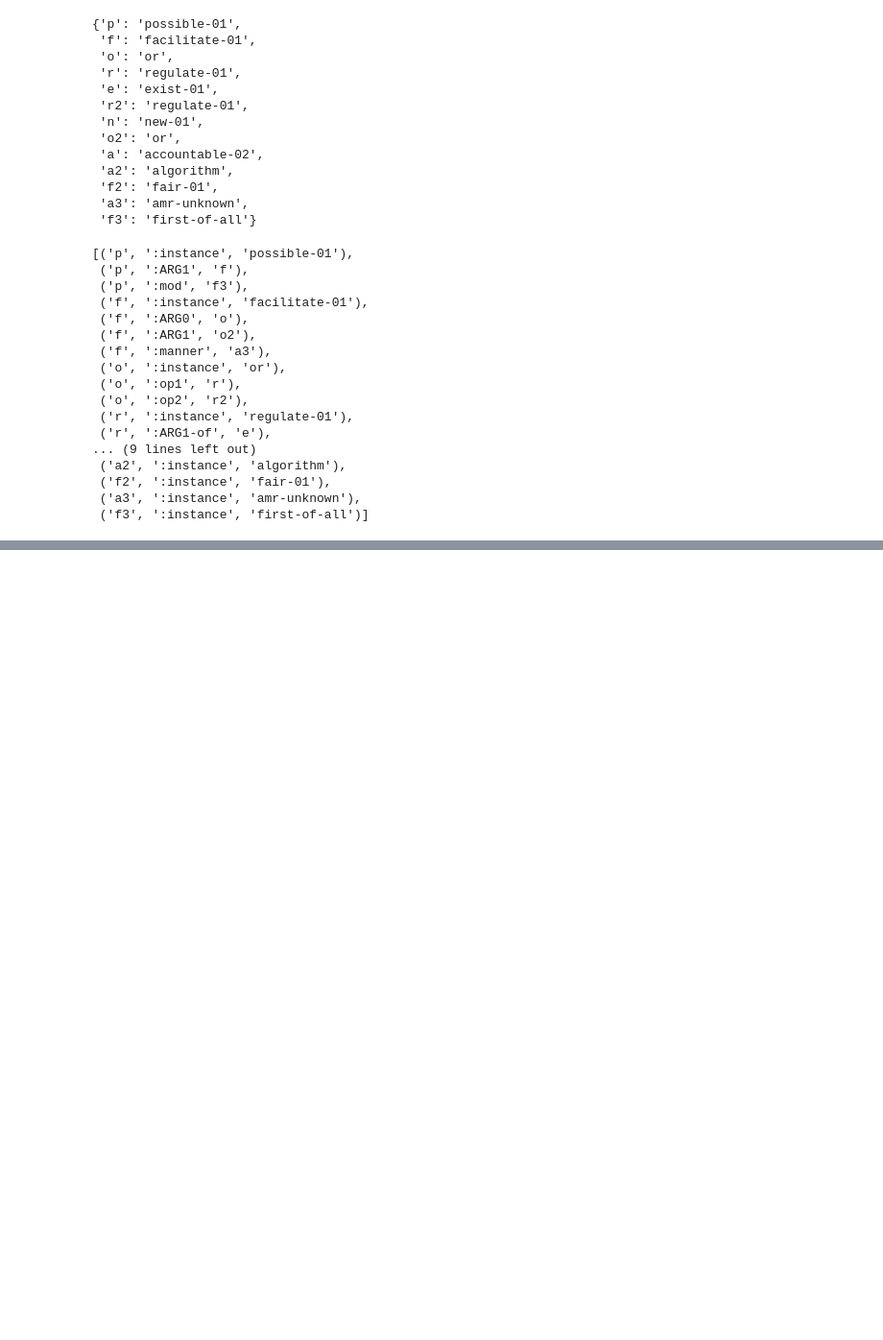
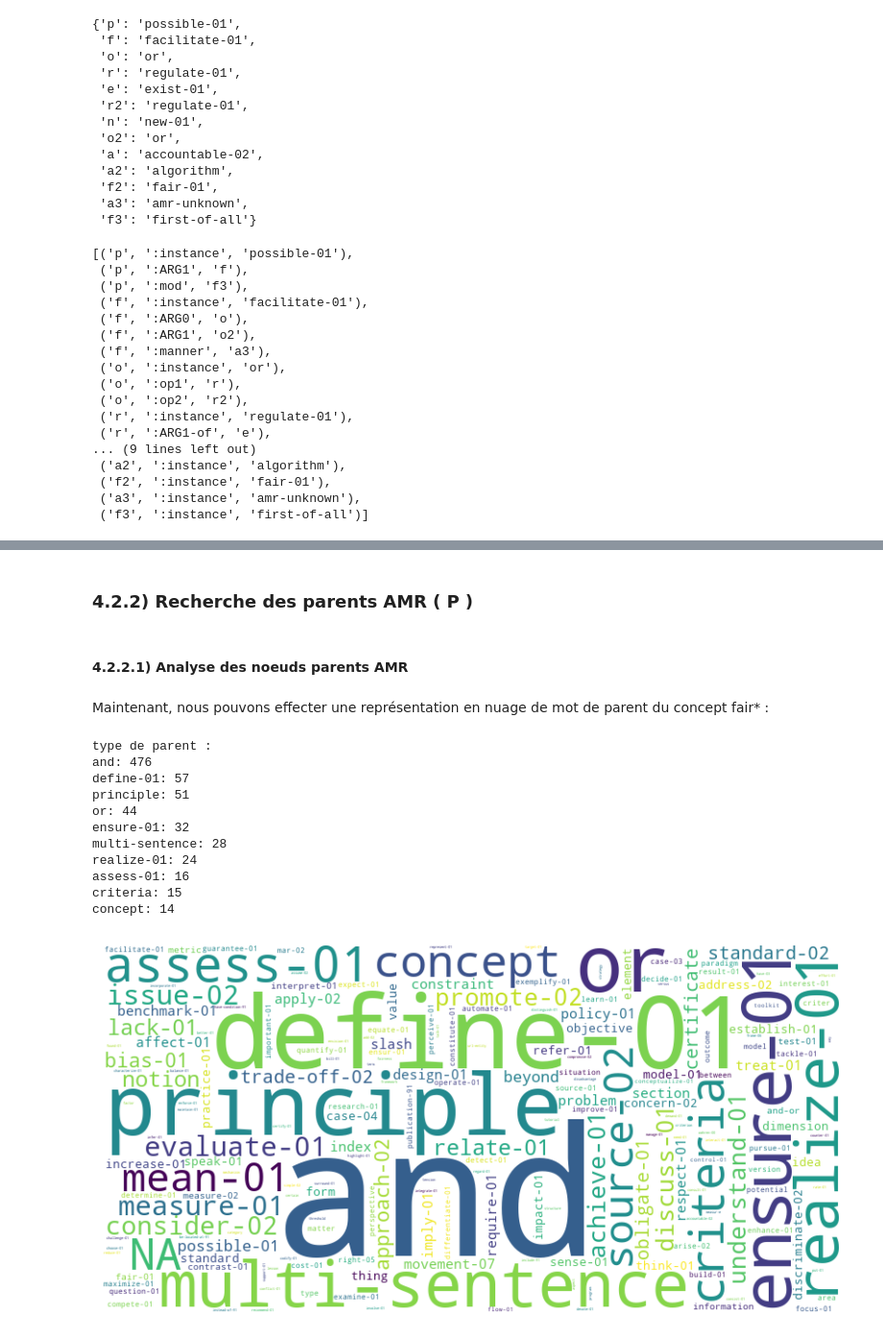
Before and after one commit to nicolas-allegre/mapaie, a Jupyter notebook: notebooks/IA717_ProjectCHAI-fairness_AMR_Student.ipynb, the cells around one changed output, grey strips where cells are left out. Shown at 96% size. Drawn from its saved outputs; the diff is of its cells as text; code cells hidden in the pictures; blank space fills up the shorter version.

```diff
--- a/notebooks/IA717_ProjectCHAI-fairness_AMR_Student.ipynb
+++ b/notebooks/IA717_ProjectCHAI-fairness_AMR_Student.ipynb
@@ -453,0 +575,2 @@ ap.triples
+# %% [markdown]
+### 4.2.2) Recherche des parents AMR ( **P** )
@@ -453,0 +600,40 @@ ap.triples
+# %% [markdown]
+#### 4.2.2.1) Analyse des noeuds parents AMR
+# %% [markdown]
+Maintenant, nous pouvons effecter une représentation en nuage de mot de parent du concept fair* :
+# %%
+print("type de parent :")
+top_10 = sorted(count_parents_type.items(),
+                key=lambda x: x[1], reverse=True)[:10]
+
+# Afficher le Top 10
+for key, value in top_10:
+    print(f"{key}: {value}")
+
+# nuage de mots
+# Créer le nuage de mots
+wordcloud = WordCloud(
+    width=800,
+    height=400,
+    background_color="white",
+    colormap="viridis"
+).generate_from_frequencies(count_parents_type)
+
+# Afficher le nuage de mots
+plt.figure(figsize=(10, 5))
+plt.imshow(wordcloud, interpolation="bilinear")
+plt.axis("off")  # Supprime les axes
+plt.show()
+# %% [output]
+type de parent :
+and: 476
+define-01: 57
+principle: 51
+or: 44
+ensure-01: 32
+multi-sentence: 28
+realize-01: 24
+assess-01: 16
+criteria: 15
+concept: 14
+[figure, added]
```
Also changed, not shown: parts of 34 cells of this notebook.
